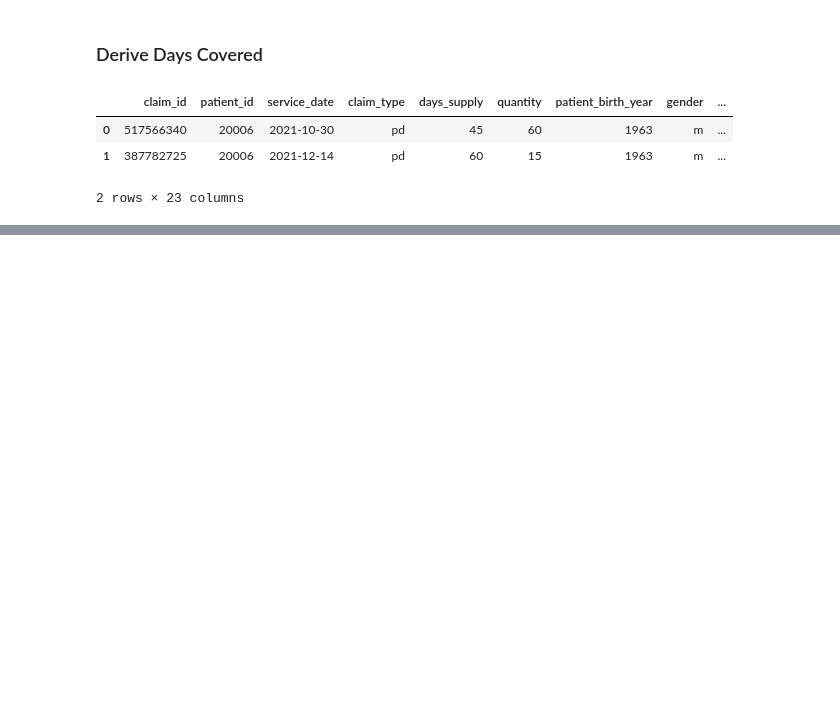
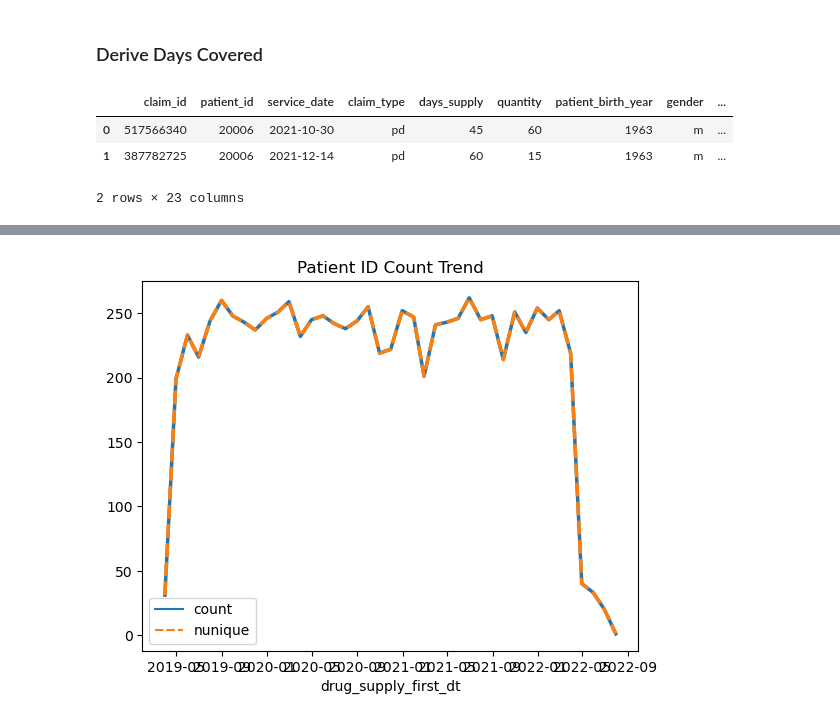
Before and after one commit to nicksv03/Survival_Analysis_BYOP, a Jupyter notebook: exploratory_data_analysis.ipynb, the cells around one changed output, grey strips where cells are left out. Cells and saved outputs as stored; diff of their text form; code cells hidden in the pictures; blank space fills up the shorter version.

```diff
--- a/exploratory_data_analysis.ipynb
+++ b/exploratory_data_analysis.ipynb
@@ -508,0 +541,3 @@ apld.head(2)
+# %%
+df_apld['dup'] = df_apld.duplicated('patient_id', keep=False)
+df_apld['dup'].value_counts()
@@ -508,0 +587,13 @@ apld.head(2)
+# %%
+# Drop duplicates
+df_apld = df_apld[df_apld['dup'] == 0]
+del df_apld['dup']
+# %%
+# Trend
+trend  = df_apld.groupby(['drug_supply_first_dt']).agg({'drug_supply_first_dt': 'count', 'patient_id': 'nunique'}).rename(columns={'drug_supply_first_dt': 'count', 'patient_id': 'nunique'})
+# %%
+trend = trend.resample('M').sum()
+# %%
+sns.lineplot(data=trend, palette="tab10", linewidth=2.5).set_title('Patient ID Count Trend'); plt.show()
+# %% [output]
+[figure, added]
```
Also changed, not shown: parts of 20 cells of this notebook.
